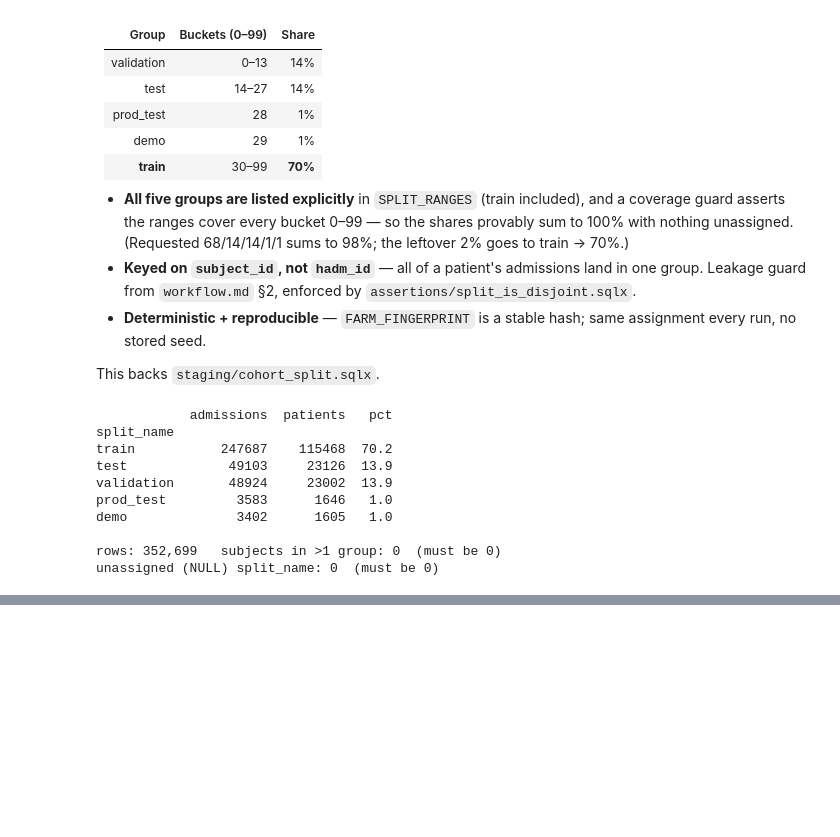
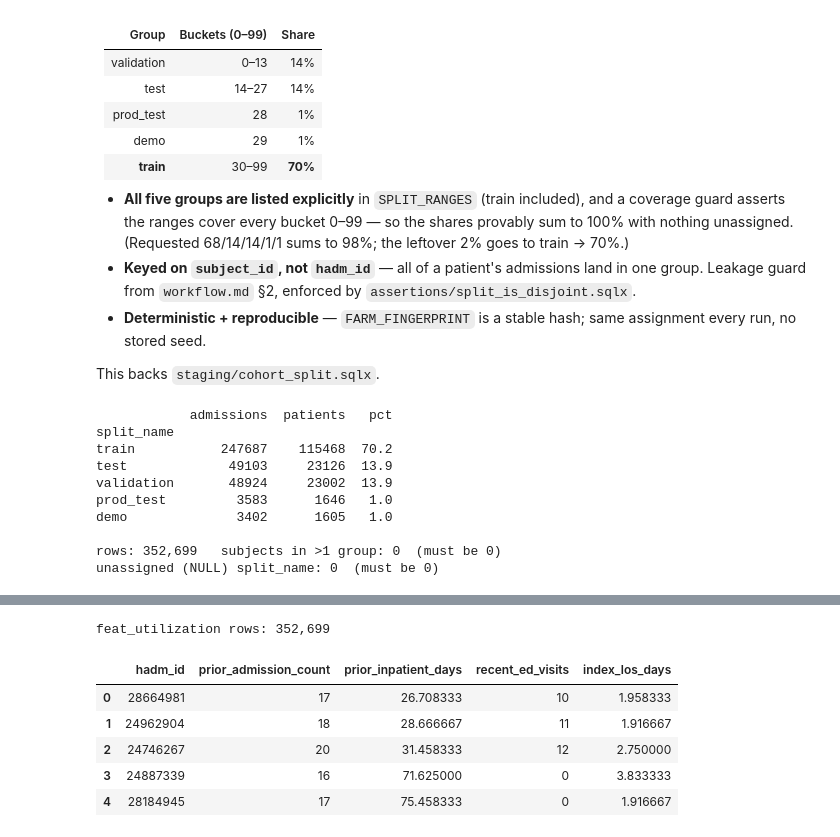
Before and after one commit to DanHerman212/enterprise_clinical_copilot, a Jupyter notebook: projects/mlops/notebooks/data_representation.ipynb, the cells around one changed output, grey strips where cells are left out. Saved outputs shown, nothing was run; the diff lists cells and outputs as text; code cells hidden in the pictures; blank space fills up the shorter version.

Commit message:
updated feature engineering scripts for demo, medication, utilization

```diff
--- a/projects/mlops/notebooks/data_representation.ipynb
+++ b/projects/mlops/notebooks/data_representation.ipynb
@@ -351,0 +678,63 @@ unassigned (NULL) split_name: 0  (must be 0)
+# %%
+# Step 2 — Aggregate. Historical utilization, one row per hadm_id.
+# History side joins RAW admissions/edstays (full history, not just cohort).
+# All history metrics LEFT JOIN + COALESCE to 0 (absence = a real 0, not null).
+feat_utilization_sql = BASE_CTE + f""",
+spine AS (
+  SELECT subject_id, hadm_id, admittime, dischtime
+  FROM flagged
+  WHERE anchor_age >= 18
+    AND hospital_expire_flag = 0 AND deathtime IS NULL
+    AND los_hours >= 24
+    AND admission_type NOT IN ({_planned_list})
+    AND NOT is_continuation
+),
+prior_adm AS (
+  -- Earlier admissions only: admittime STRICTLY before the index (leakage guard).
+  -- Per-row LOS floored at 0: raw admissions (unlike the spine) aren't LOS-gated,
+  -- and a few MIMIC records have dischtime < admittime — a malformed row must
+  -- contribute 0 days, never a negative.
+  SELECT
+    s.hadm_id,
+    COUNT(a.hadm_id) AS prior_admission_count,
+    COALESCE(SUM(GREATEST(TIMESTAMP_DIFF(a.dischtime, a.admittime, HOUR), 0)) / 24.0, 0) AS prior_inpatient_days
+  FROM spine AS s
+  JOIN `{MIMIC_HOSP}.admissions` AS a
+    ON a.subject_id = s.subject_id
+   AND a.admittime < s.admittime
+  GROUP BY s.hadm_id
+),
+recent_ed AS (
+  -- ED stays starting within [index - ED_LOOKBACK_DAYS, index).
+  SELECT
+    s.hadm_id,
+    COUNT(e.stay_id) AS recent_ed_visits
+  FROM spine AS s
+  JOIN `{MIMIC_ED}.edstays` AS e
+    ON e.subject_id = s.subject_id
+   AND e.intime <  s.admittime
+   AND e.intime >= TIMESTAMP_SUB(s.admittime, INTERVAL {ED_LOOKBACK_DAYS} DAY)
+  GROUP BY s.hadm_id
+)
+SELECT
+  s.hadm_id,
+  COALESCE(pa.prior_admission_count, 0)                         AS prior_admission_count,
+  COALESCE(pa.prior_inpatient_days, 0)                          AS prior_inpatient_days,
+  COALESCE(re.recent_ed_visits, 0)                              AS recent_ed_visits,
+  TIMESTAMP_DIFF(s.dischtime, s.admittime, HOUR) / 24.0         AS index_los_days
+FROM spine AS s
+LEFT JOIN prior_adm AS pa USING (hadm_id)
+LEFT JOIN recent_ed AS re USING (hadm_id)
+"""
+
+feat_utilization = run_sql(feat_utilization_sql)
+print(f"feat_utilization rows: {len(feat_utilization):,}")
+feat_utilization.head()
+# %% [output]
+feat_utilization rows: 352,699
+|  | hadm_id | prior_admission_count | prior_inpatient_days | recent_ed_visits | index_los_days |
+| 0 | 28664981 | 17 | 26.708333 | 10 | 1.958333 |
+| 1 | 24962904 | 18 | 28.666667 | 11 | 1.916667 |
+| 2 | 24746267 | 20 | 31.458333 | 12 | 2.750000 |
+| 3 | 24887339 | 16 | 71.625000 | 0 | 3.833333 |
+| 4 | 28184945 | 17 | 75.458333 | 0 | 1.916667 |
```
Also changed, not shown: parts of 21 cells of this notebook, 9 other files.
